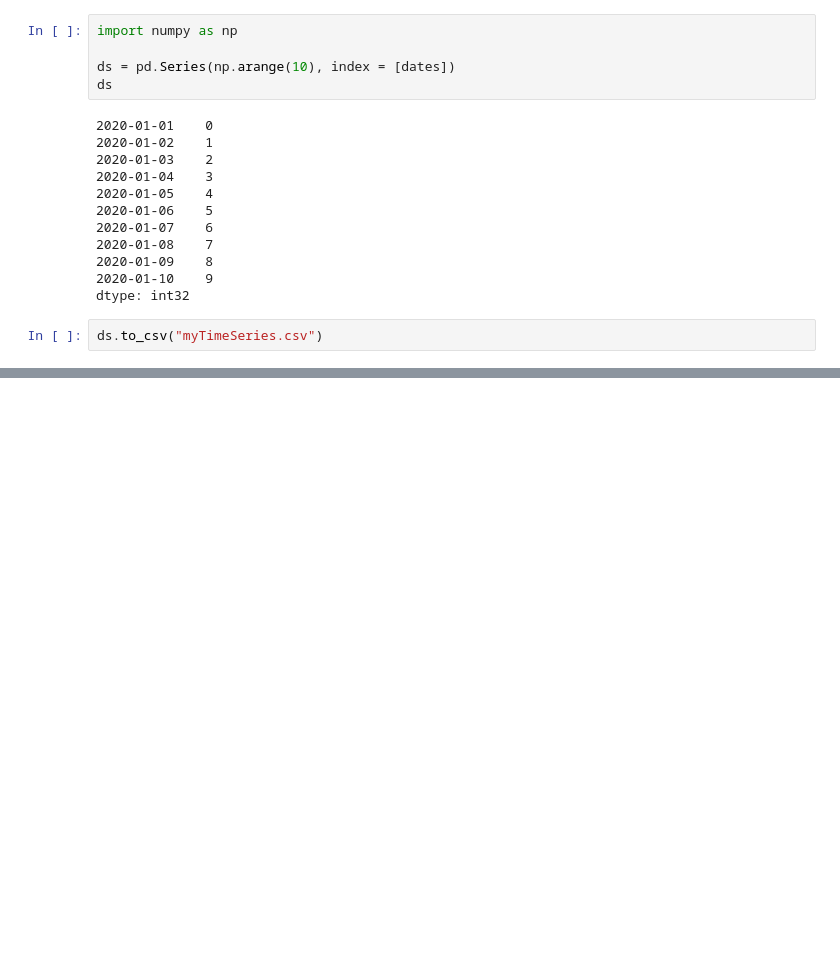
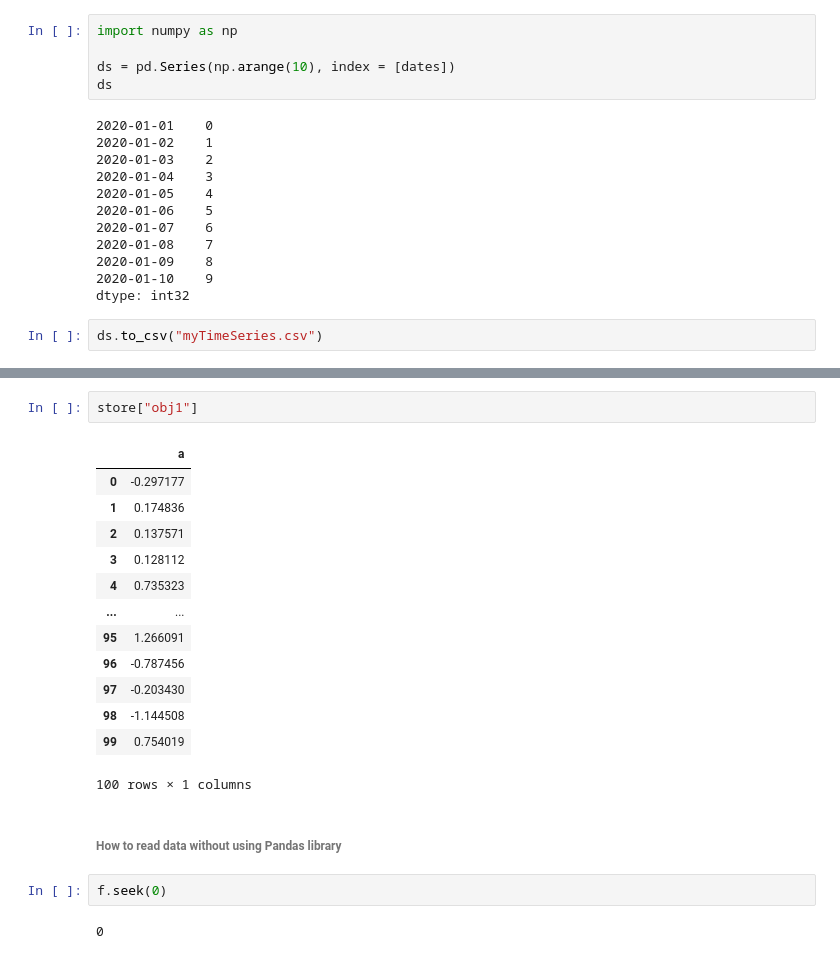
Before and after one commit to reubence/Random-Projects, a Jupyter notebook: Notes/Pandas, Visualisation.ipynb, the cells around one changed output, grey strips where cells are left out. Drawn from its saved outputs; the diff is of its cells as text; blank space fills up the shorter version.

```diff
--- a/Notes/Pandas, Visualisation.ipynb
+++ b/Notes/Pandas, Visualisation.ipynb
@@ -189,0 +269,22 @@ ds.to_csv("myTimeSeries.csv")
+# %%
+store["obj1"]
+# %% [output]
+|  | a |
+| 0 | -0.297177 |
+| 1 | 0.174836 |
+| 2 | 0.137571 |
+| 3 | 0.128112 |
+| 4 | 0.735323 |
+| ... | ... |
+| 95 | 1.266091 |
+| 96 | -0.787456 |
+| 97 | -0.203430 |
+| 98 | -1.144508 |
+| 99 | 0.754019 |
+100 rows × 1 columns
+# %% [markdown]
+###### How to read data without using Pandas library
+# %%
+f.seek(0)
+# %% [output]
+0
```
Also changed, not shown: parts of 33 cells of this notebook, 4 other files.
